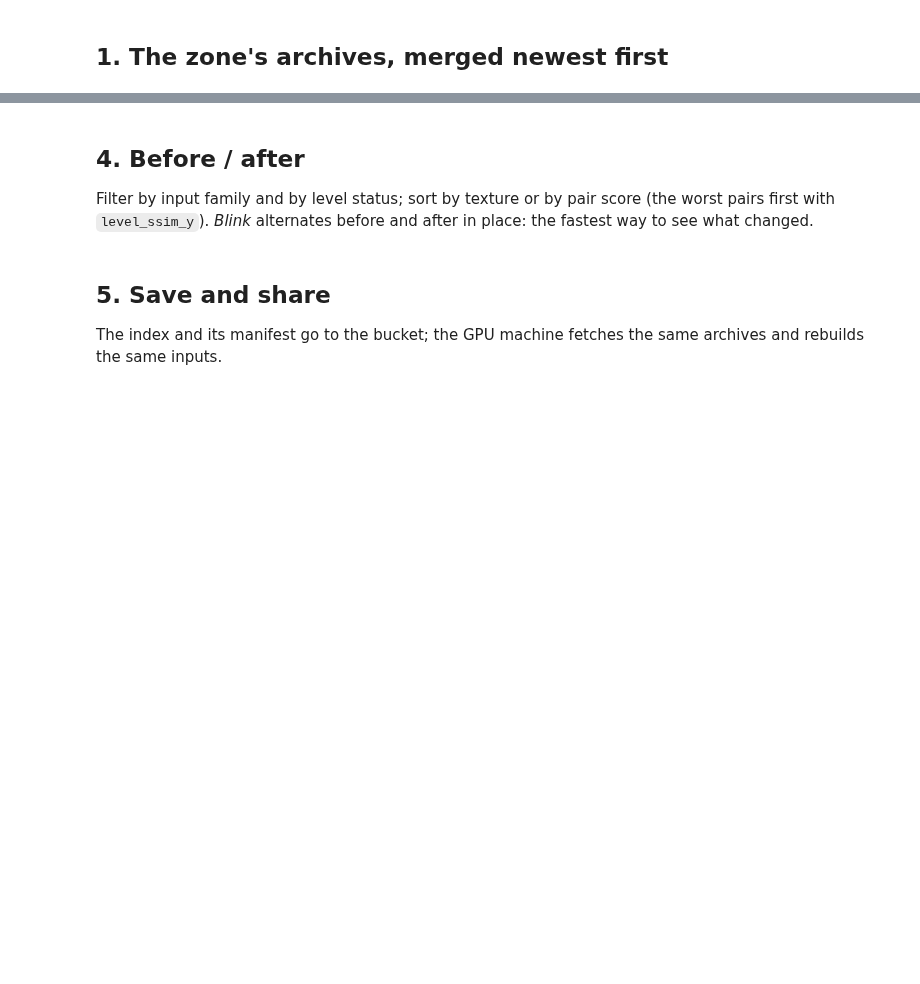
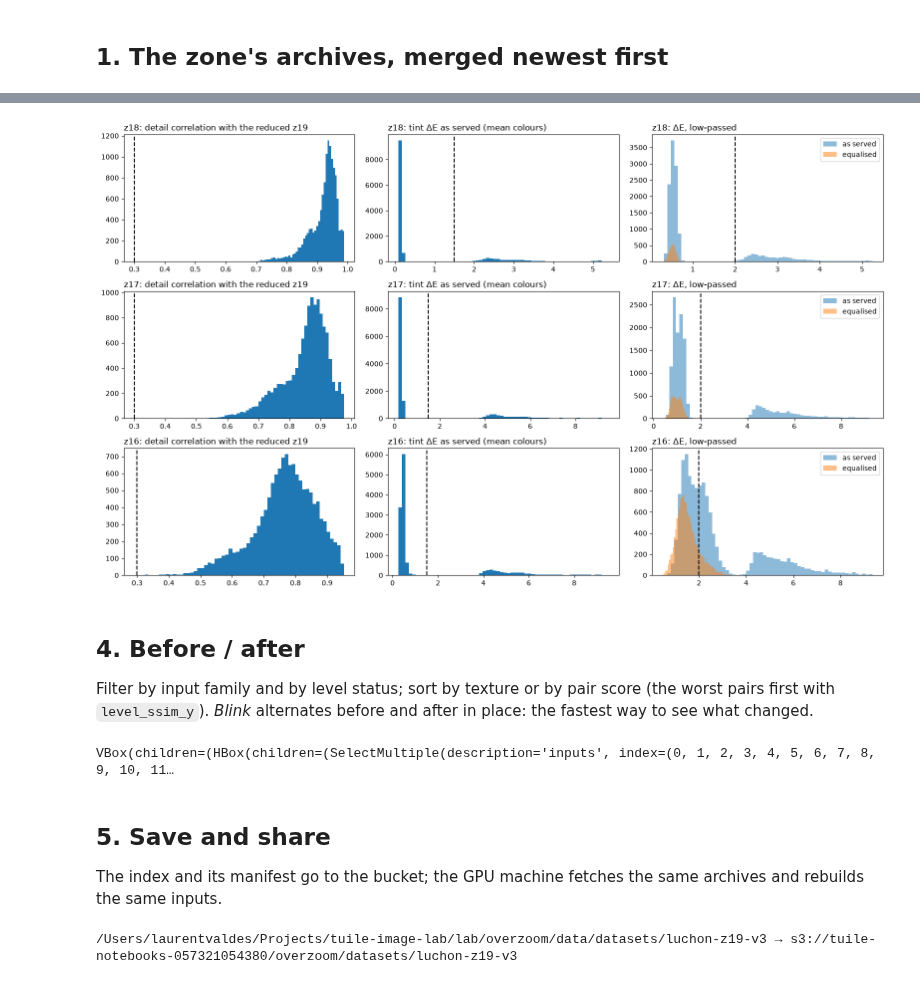
Before and after one commit to Toucouleur66/tuile, a Jupyter notebook: lab/overzoom/notebooks/01_dataset.ipynb, the cells around one changed output, grey strips where cells are left out. Cells and saved outputs as stored; diff of their text form; code cells hidden in the pictures; blank space fills up the shorter version.

Commit message:
wip(lab): overzoom inference, runs and scoring notebooks, as left on 2026-10-15

```diff
--- a/lab/overzoom/notebooks/01_dataset.ipynb
+++ b/lab/overzoom/notebooks/01_dataset.ipynb
@@ -13,6 +13,9 @@ Two families of inputs on the same tiles:
 
 Nothing image-sized is written: inputs are rebuilt on demand from the archives, deterministically.
 # %%
+%load_ext autoreload
+%autoreload 2
+
 from pathlib import Path
 
 import matplotlib.pyplot as plt
@@ -24,6 +27,6 @@ from overzoom.dataset import Dataset, DatasetSpec, build_index
 from overzoom.view import browse
 
 lab = Lab.load(Path("../lab.json"))
-NAME = "luchon-z19-v1"
+NAME = "luchon-z19-v3"
 spec = DatasetSpec(zoom=19)
 print(lab.data, "→", lab.remote)
@@ -65,0 +65,12 @@ plt.show()
+# %%
+saved = lab.data / "datasets" / NAME
+if (saved / "index.parquet").exists():  # already built: load it, to browse at once
+    ds = Dataset.load(saved, store)
+    spec, index = ds.spec, ds.index
+    print("loaded", saved)
+else:
+    index = build_index(store, spec)
+    ds = Dataset(store, spec, index)
+print(f"{len(ds)} samples")
+print(pd.DataFrame({lv: index[f"{lv}_class"].value_counts() for lv in spec.levels}).fillna(0).astype(int))
+print(f"{len(ds) * len(spec.inputs)} comparisons in all")
@@ -66,3 +92,21 @@ plt.show()
+# %%
+fig, ax = plt.subplots(len(spec.levels), 3, figsize=(16, 3.2 * len(spec.levels)), squeeze=False)
+for row, lv in enumerate(spec.levels):
+    ax[row, 0].hist(index[f"{lv}_structure"], 60)
+    ax[row, 0].axvline(spec.policy.min_structure, ls="--", c="k")
+    ax[row, 0].set_title(f"{lv}: detail correlation with the reduced z{spec.zoom}", loc="left")
+    ax[row, 1].hist(index[f"{lv}_cast_raw"], 60)
+    ax[row, 1].axvline(spec.policy.max_cast, ls="--", c="k")
+    ax[row, 1].set_title(f"{lv}: tint ΔE as served (mean colours)", loc="left")
+    ax[row, 2].hist(index[f"{lv}_delta_e_raw"], 60, alpha=0.5, label="as served")
+    ax[row, 2].hist(index[f"{lv}_delta_e"], 60, alpha=0.5, label="equalised")
+    ax[row, 2].axvline(spec.policy.max_delta_e, ls="--", c="k")
+    ax[row, 2].set_title(f"{lv}: ΔE, low-passed", loc="left")
+    ax[row, 2].legend()
+plt.tight_layout()
+plt.show()
+# %% [output]
+[figure, added]
 # %% [markdown]
 ## 4. Before / after
 
@@ -70,6 +114,8 @@ Filter by input family and by level status; sort by texture or by pair score (th
 `level_ssim_y`). *Blink* alternates before and after in place: the fastest way to see what changed.
 # %%
 browse(ds, limit=20000)
+# %% [output]
+VBox(children=(HBox(children=(SelectMultiple(description='inputs', index=(0, 1, 2, 3, 4, 5, 6, 7, 8, 9, 10, 11…
 # %% [markdown]
 ## 5. Save and share
 
@@ -79,3 +125,5 @@ out = lab.data / "datasets" / NAME
 ds.save(out, [p.name for p in archives])
 lab.push(out, f"datasets/{NAME}")
 print(out, "→", f"{lab.remote}/datasets/{NAME}")
+# %% [output]
+/Users/laurentvaldes/Projects/tuile-image-lab/lab/overzoom/data/datasets/luchon-z19-v3 → s3://tuile-notebooks-057321054380/overzoom/datasets/luchon-z19-v3
```
Also changed, not shown: parts of 9 cells of this notebook, 22 other files.
